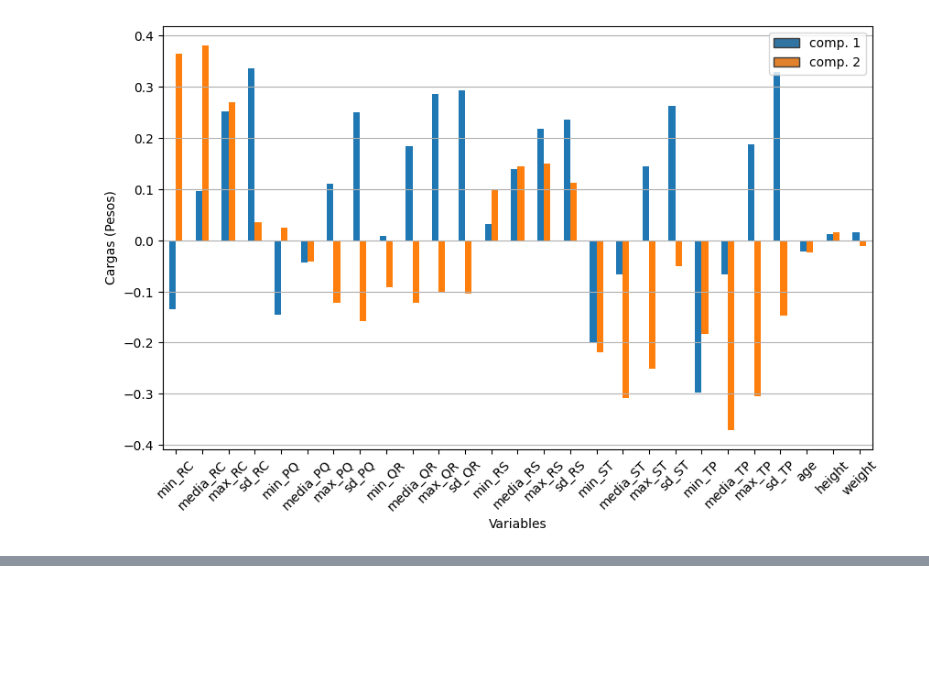
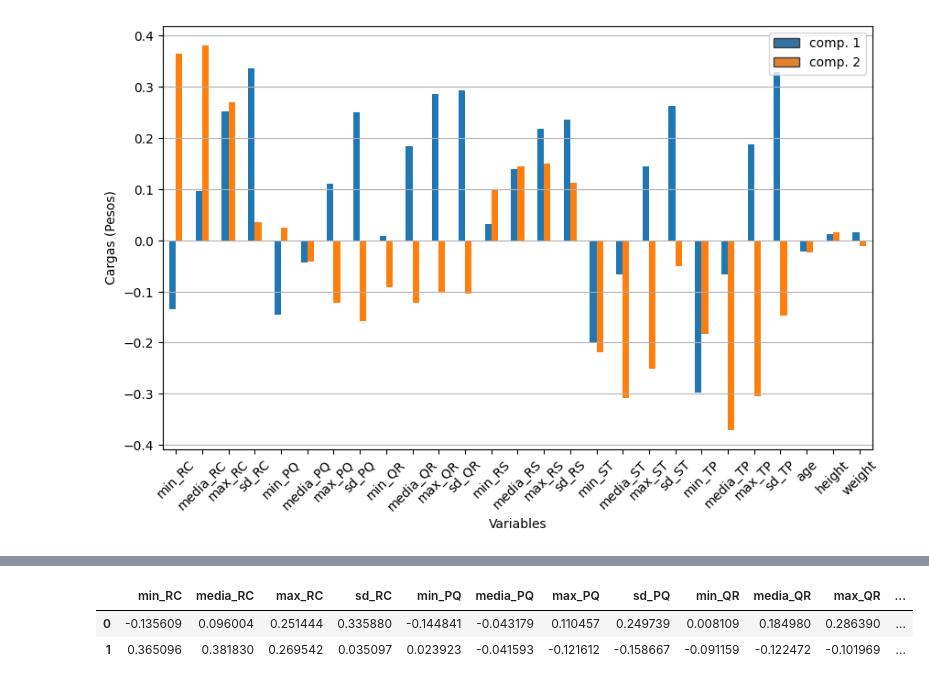
Before and after one commit to DavidMCV97/Tesis-ECG, a Jupyter notebook: Codigos/AED_imagenes.ipynb, the cells around one changed output, grey strips where cells are left out. Cells and saved outputs as stored; diff of their text form; code cells hidden in the pictures; blank space fills up the shorter version.

```diff
--- a/Codigos/AED_imagenes.ipynb
+++ b/Codigos/AED_imagenes.ipynb
@@ -634,0 +685,6 @@ plt.show()
+# %%
+componentes
+# %% [output]
+|  | min_RC | media_RC | max_RC | sd_RC | min_PQ | media_PQ | max_PQ | sd_PQ | min_QR | media_QR | max_QR | ... |
+| 0 | -0.135609 | 0.096004 | 0.251444 | 0.335880 | -0.144841 | -0.043179 | 0.110457 | 0.249739 | 0.008109 | 0.184980 | 0.286390 | ... |
+| 1 | 0.365096 | 0.381830 | 0.269542 | 0.035097 | 0.023923 | -0.041593 | -0.121612 | -0.158667 | -0.091159 | -0.122472 | -0.101969 | ... |
```
Also changed, not shown: parts of 5 cells of this notebook, 4 other files.
